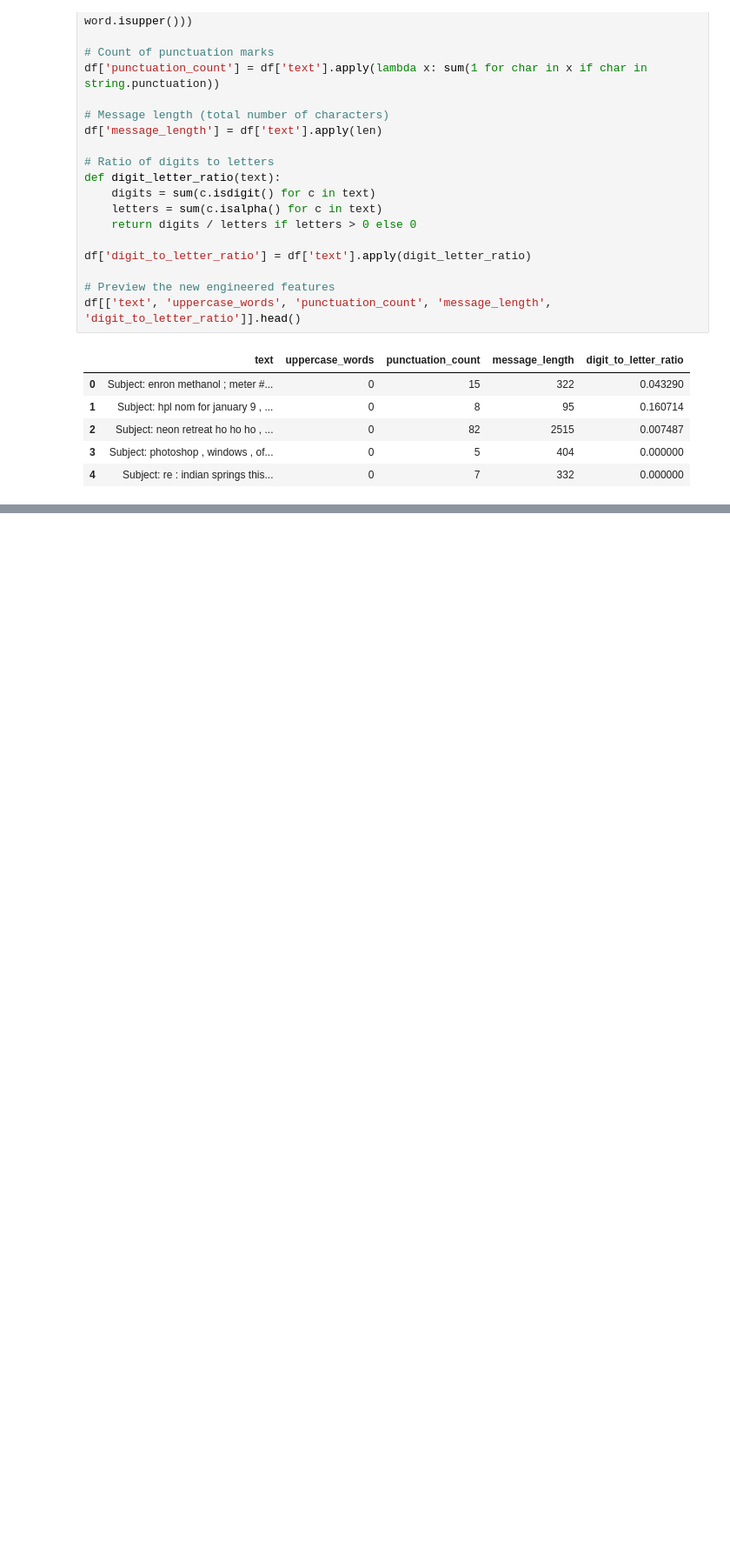
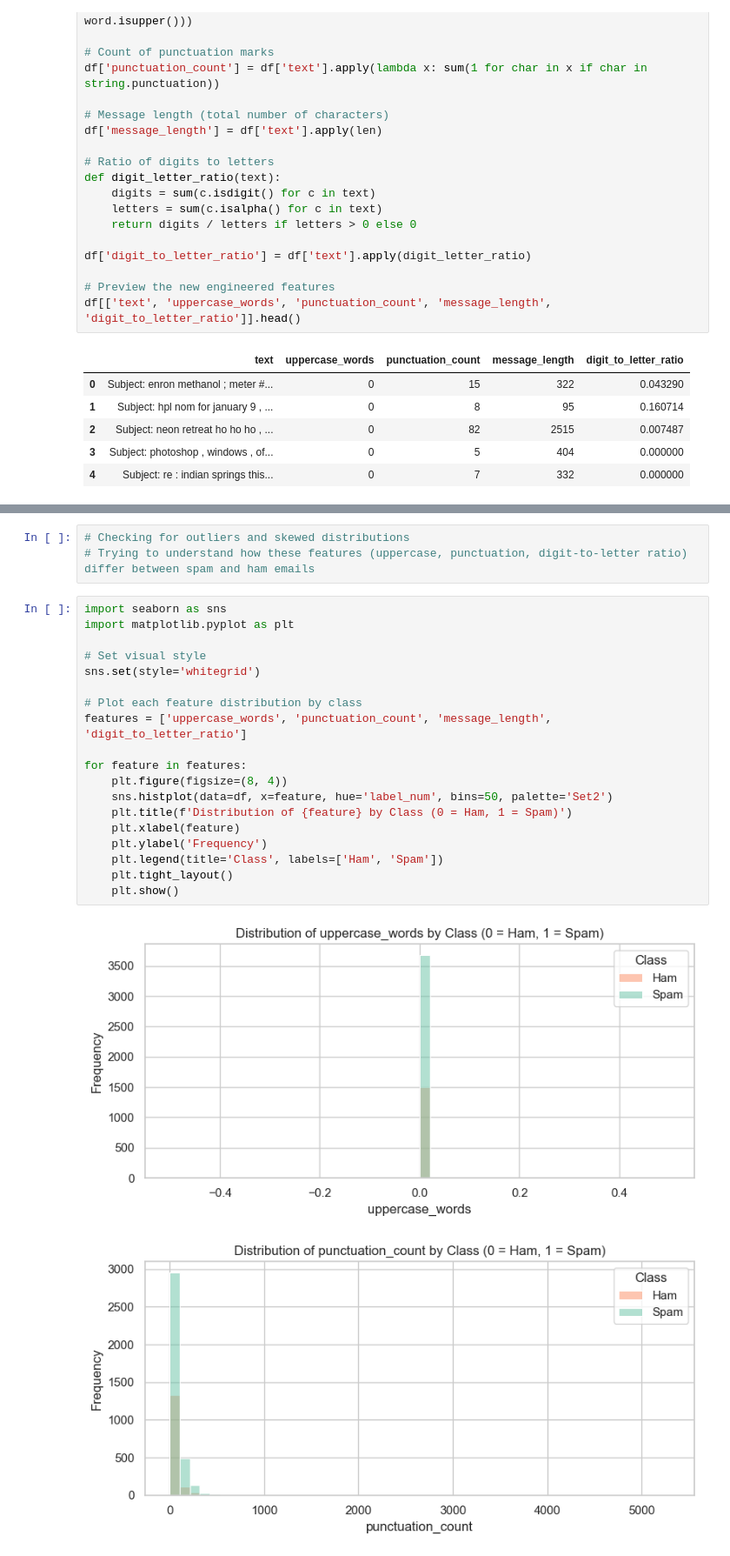
Before and after one commit to BarraHarrison/Spam-Detection, a Jupyter notebook: main.ipynb, the cells around one changed output, grey strips where cells are left out. Shown: that part at 87% size. Saved outputs shown, nothing was run; the diff lists cells and outputs as text; blank space fills up the shorter version.

Commit message:
Feature Distribution Analysis and seeing how it differs between Spam and Ham Emails

```diff
--- a/main.ipynb
+++ b/main.ipynb
@@ -500,0 +503,25 @@ df[['text', 'uppercase_words', 'punctuation_count', 'message_length', 'digit_to_
+# %%
+# Checking for outliers and skewed distributions
+# Trying to understand how these features (uppercase, punctuation, digit-to-letter ratio) differ between spam and ham emails
+# %%
+import seaborn as sns
+import matplotlib.pyplot as plt
+
+# Set visual style
+sns.set(style='whitegrid')
+
+# Plot each feature distribution by class
+features = ['uppercase_words', 'punctuation_count', 'message_length', 'digit_to_letter_ratio']
+
+for feature in features:
+    plt.figure(figsize=(8, 4))
+    sns.histplot(data=df, x=feature, hue='label_num', bins=50, palette='Set2')
+    plt.title(f'Distribution of {feature} by Class (0 = Ham, 1 = Spam)')
+    plt.xlabel(feature)
+    plt.ylabel('Frequency')
+    plt.legend(title='Class', labels=['Ham', 'Spam'])
+    plt.tight_layout()
+    plt.show()
+# %% [output]
+[figure, added]
+[figure, added]
```
Also changed, not shown: parts of 11 cells of this notebook, 1 other file.
